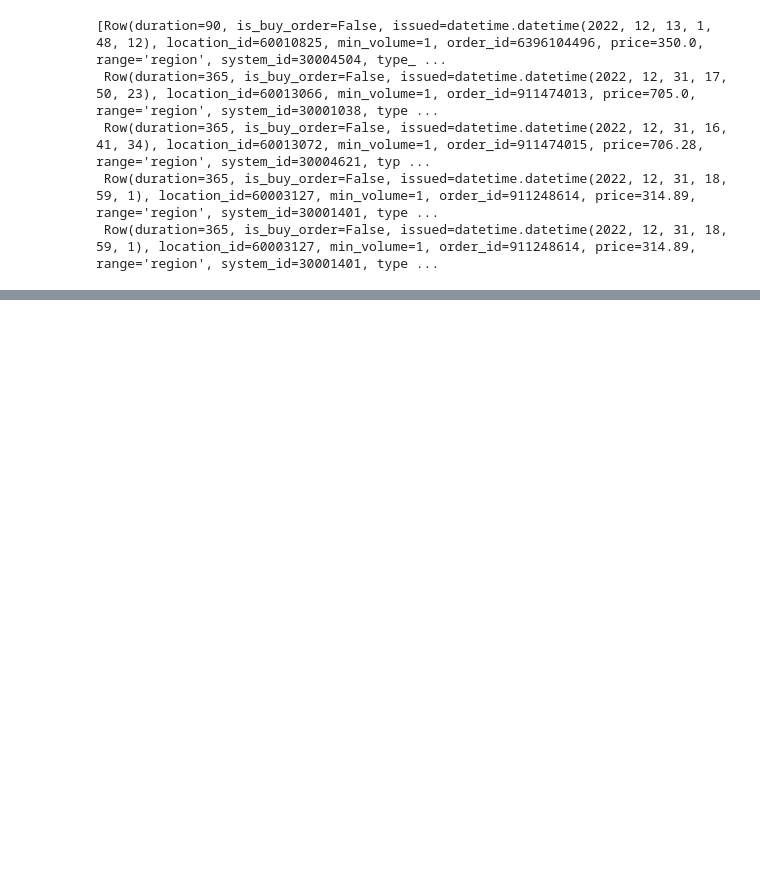
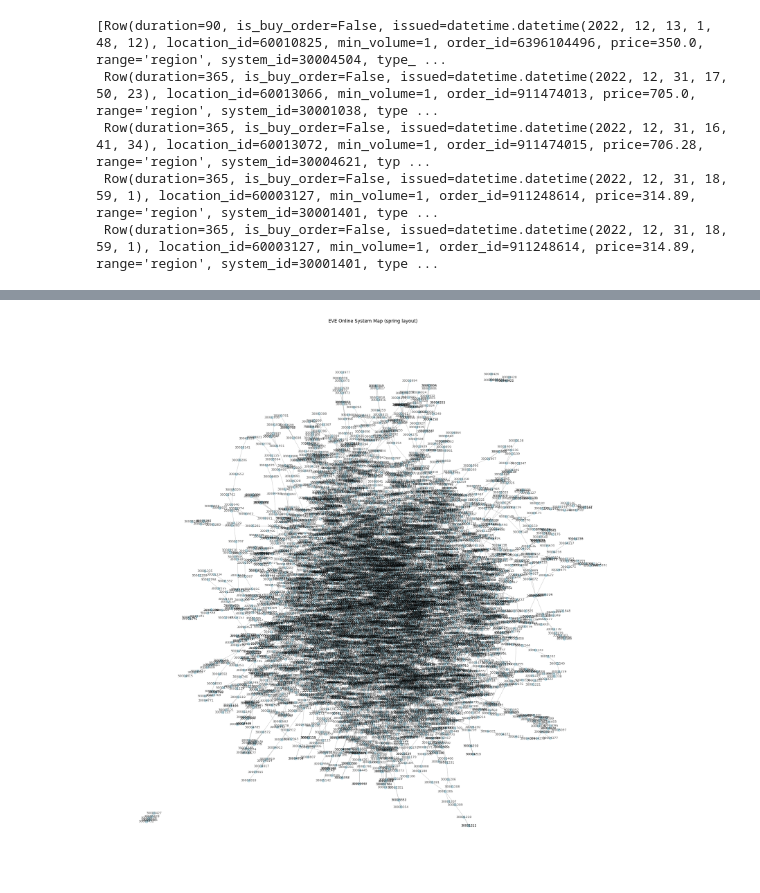
Before and after one commit to kaashif/eve-arbitrage-finder, a Jupyter notebook: spark-arb.ipynb, the cells around one changed output, grey strips where cells are left out. Cells and saved outputs as stored; diff of their text form; code cells hidden in the pictures; blank space fills up the shorter version.

```diff
--- a/spark-arb.ipynb
+++ b/spark-arb.ipynb
@@ -151,0 +244,4 @@ most_profit
+# %%
+plot_eve_network(G)
+# %% [output]
+[figure, added]
```
Also changed, not shown: parts of 10 cells of this notebook.
